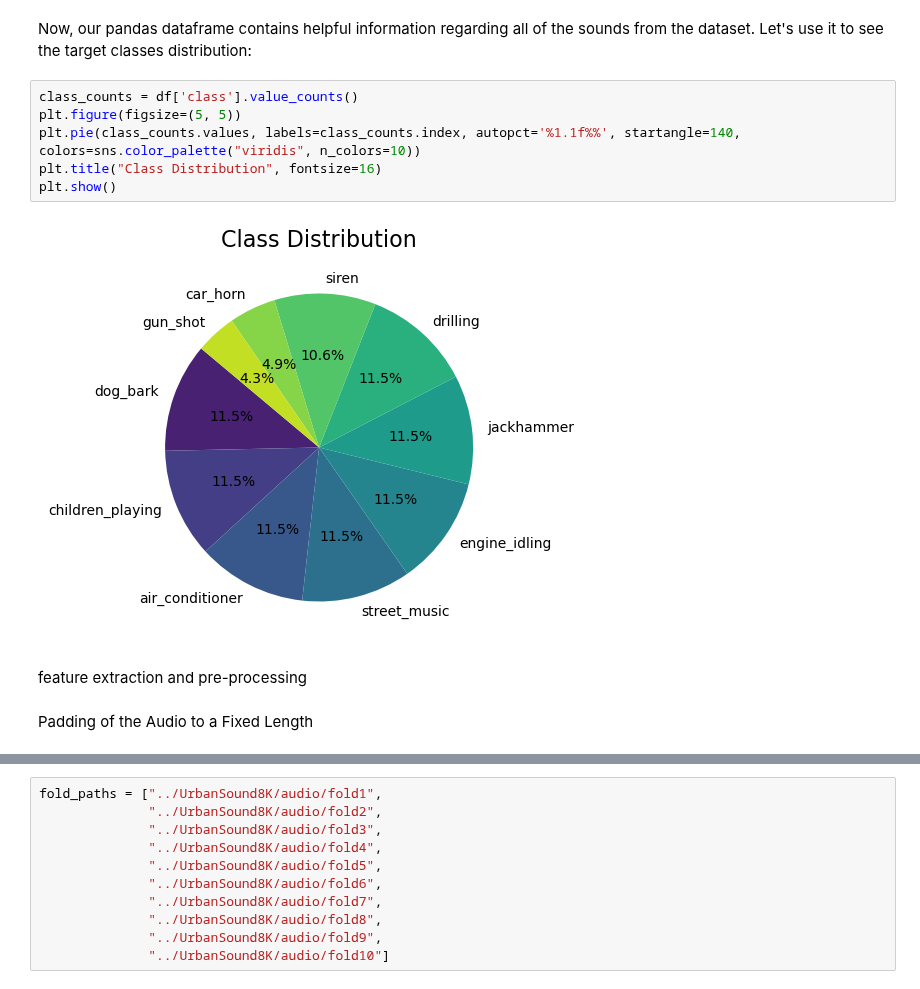
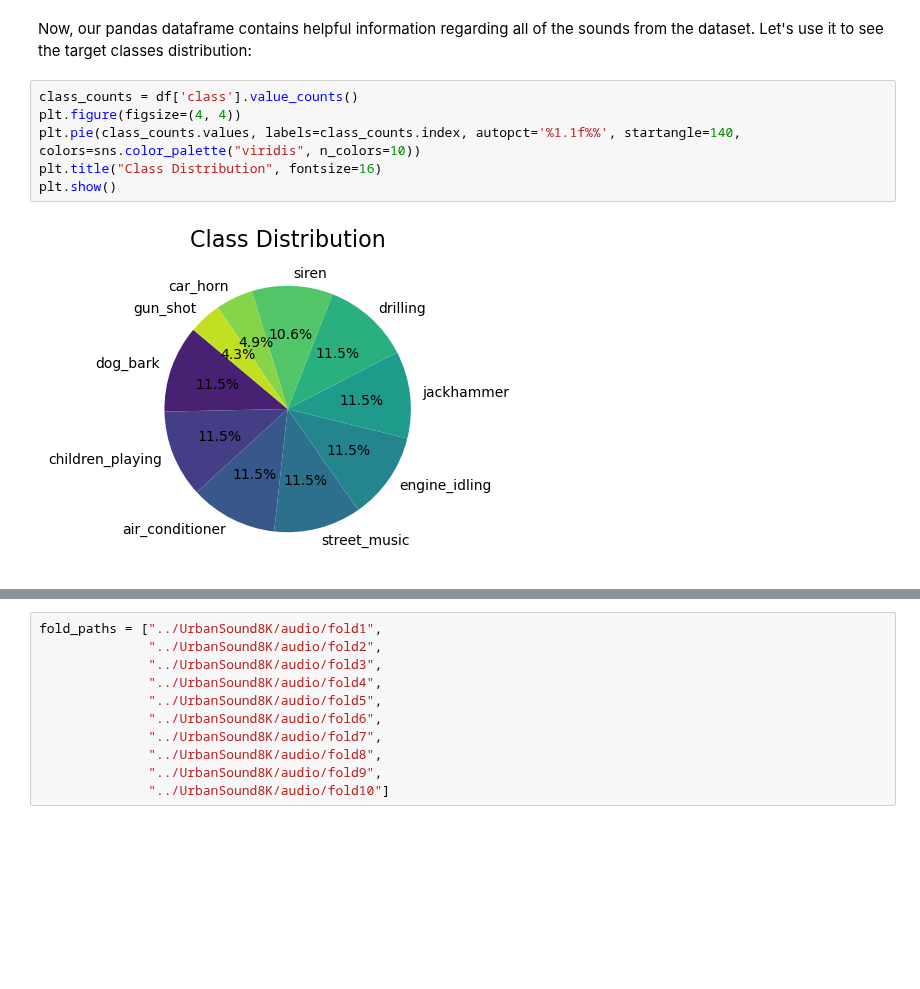
Before and after one commit to joaobaptista30/Sound_Classification, a Jupyter notebook: rnn-lstm.ipynb, the cells around one changed output, grey strips where cells are left out. Saved outputs shown, nothing was run; the diff lists cells and outputs as text; blank space fills up the shorter version.

```diff
--- a/rnn-lstm.ipynb
+++ b/rnn-lstm.ipynb
@@ -73,13 +78,9 @@ df.head()
 Now, our pandas dataframe contains helpful information regarding all of the sounds from the dataset. Let's use it to see the target classes distribution:
 # %%
 class_counts = df['class'].value_counts()
-plt.figure(figsize=(5, 5))
+plt.figure(figsize=(4, 4))
 plt.pie(class_counts.values, labels=class_counts.index, autopct='%1.1f%%', startangle=140, colors=sns.color_palette("viridis", n_colors=10))
 plt.title("Class Distribution", fontsize=16)
 plt.show()
 # %% [output]
-[figure, old version]
+[figure, new version]
-# %% [markdown]
-feature extraction and pre-processing
-# %% [markdown]
-Padding of the Audio to a Fixed Length
```
Also changed, not shown: parts of 20 cells of this notebook.
